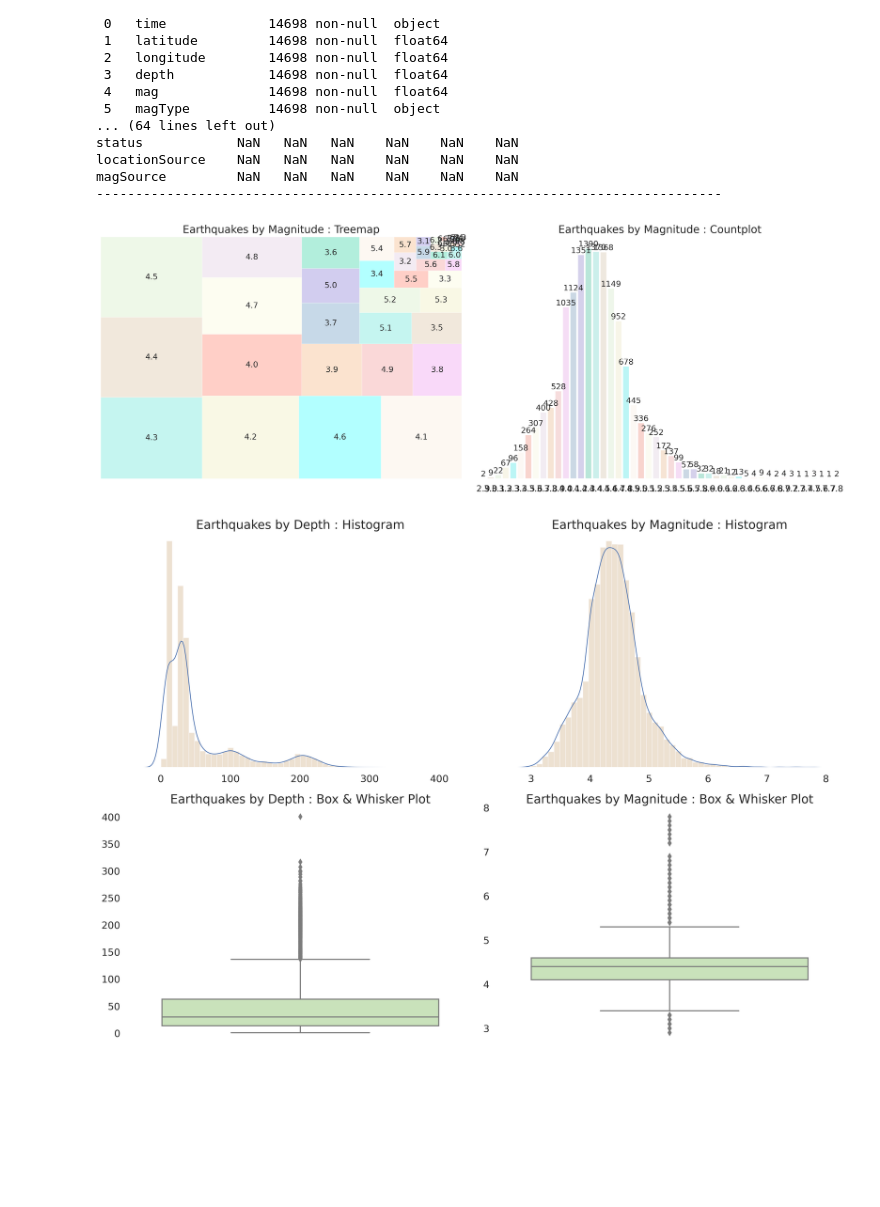
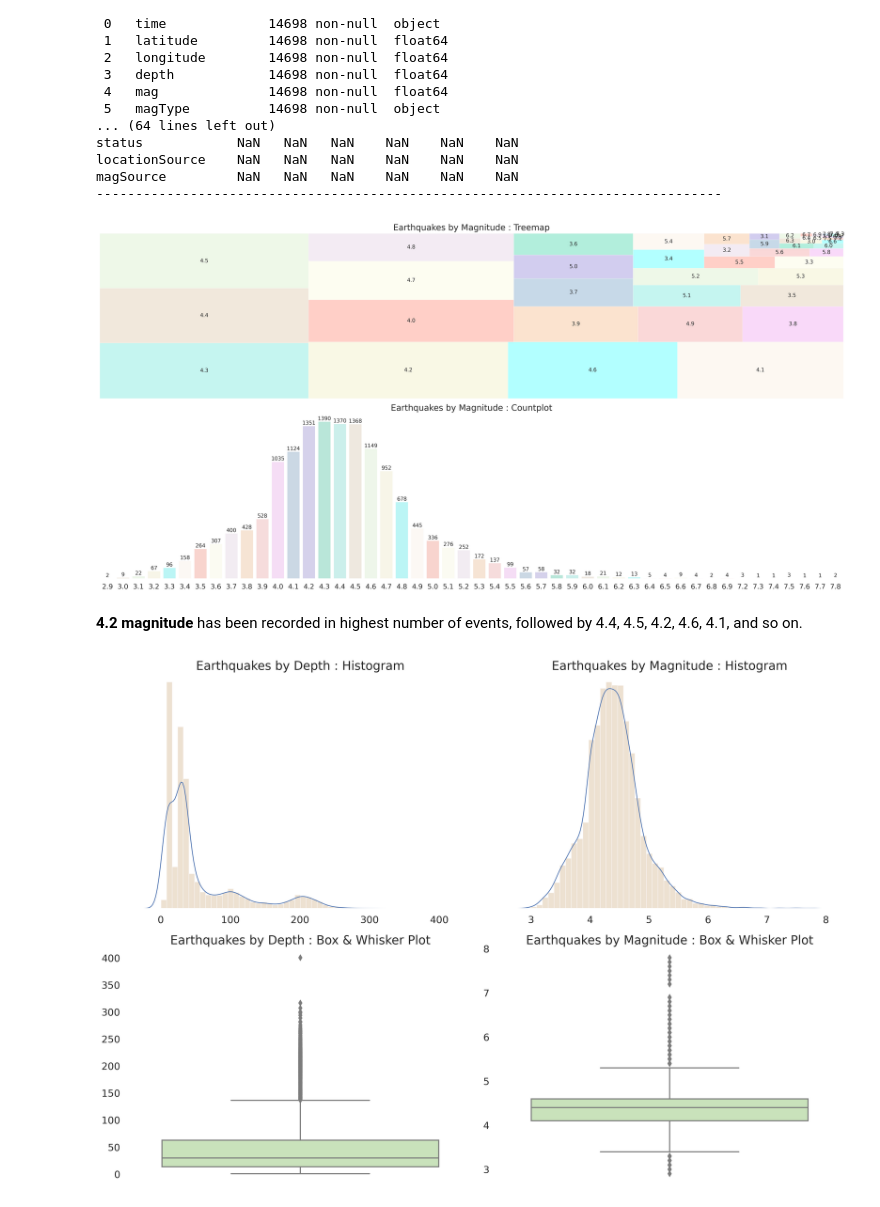
Before and after one commit to rahavi-r31/Comprehensive-Analysis-of-Earthquake-Patterns-and-Trends-in-India, a Jupyter notebook: earthquakeanalysis.ipynb, the cells around one changed output. Saved outputs shown, nothing was run; the diff lists cells and outputs as text; code cells hidden in the pictures; blank space fills up the shorter version.

```diff
--- a/earthquakeanalysis.ipynb
+++ b/earthquakeanalysis.ipynb
@@ -101,29 +98,31 @@ magSource         NaN   NaN   NaN    NaN    NaN    NaN
 # %%
 ## Let's visualise the Earthquakes by Magnitude, to understand it in a better way
 sns.set(rc={'axes.facecolor':'none','axes.grid':False,'xtick.labelsize':13,'ytick.labelsize':13, 'figure.autolayout':True, 'figure.dpi':300, 'savefig.dpi':300})
 my_col = ('#40E0D0', '#D2B48C','#c7e9b4', '#EEE8AA','#00FFFF','#FAEBD7','#FF6347', '#FAFAD2', '#D8BFD8','#F4A460','#F08080', '#EE82EE', '#4682B4','#6A5ACD', '#00C78C')
 
-plt.subplots(figsize=(16,6))
+plt.subplots(figsize=(20,10))
 
-plt.subplot(1,2,1)
+plt.subplot(2,1,1)
 
 plt.title('Earthquakes by Magnitude : Treemap',fontsize=16)
 labels = df['mag'].value_counts().index.get_level_values(0).tolist()
 sizes = df['mag'].value_counts().reset_index().mag.values.tolist()
-
+plt.rc('font', size=10)
 squarify.plot(sizes=sizes, label=labels, color=my_col, alpha=0.3)
 plt.axis('off')
 
-plt.subplot(1,2,2)
+plt.subplot(2,1,2)
 plt.title('Earthquakes by Magnitude : Countplot', fontsize=16)
 ax = sns.countplot(x='mag', data=df, palette=my_col, alpha=0.3)
 for p in ax.patches:
         ax.annotate('{:.0f}'.format(p.get_height()), (p.get_x()+ p.get_width()/2, p.get_height() + 2), ha='center', va='bottom')
 plt.ylabel(None), plt.yticks([]), plt.xlabel(None)
-
+plt.tight_layout()
 plt.show()
 # %% [output]
-[figure, old version]
+[figure, new version]
+# %% [markdown]
+**4.2 magnitude** has been recorded in highest number of events, followed by 4.4, 4.5, 4.2, 4.6, 4.1, and so on.
 # %%
 ## We'll use histograms and box & whisker plots to identify the trend
 
```
Also changed, not shown: parts of 1 cell of this notebook.
